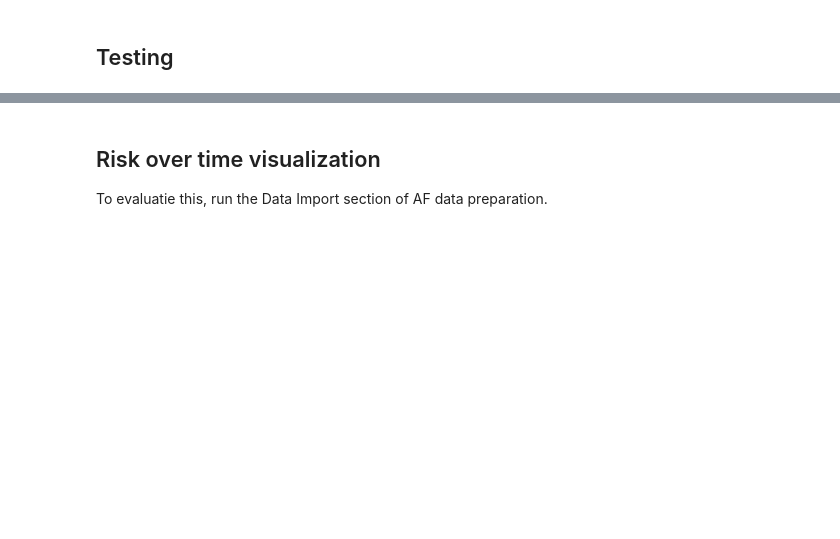
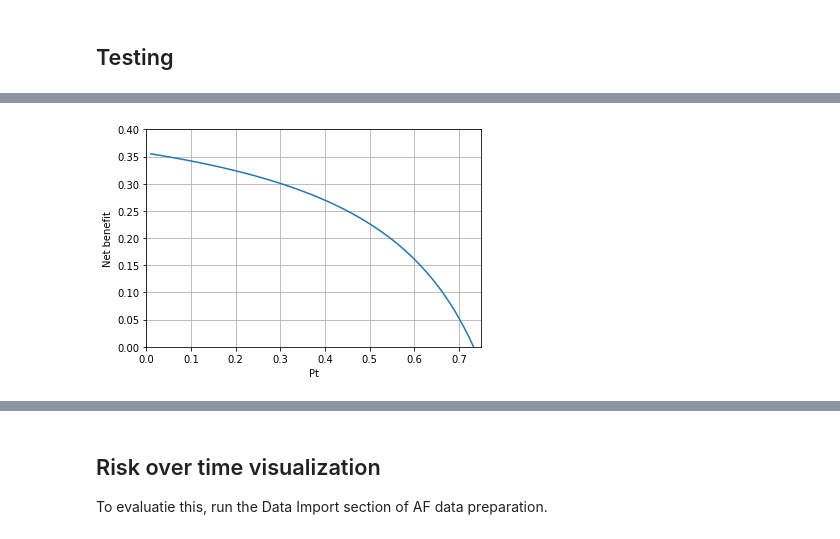
Before and after one commit to predict-idlab/atrial_fibrillation_prediction, a Jupyter notebook: notebooks/amsterdam_training_validation.ipynb, the cells around one changed output, grey strips where cells are left out. Saved outputs shown, nothing was run; the diff lists cells and outputs as text; code cells hidden in the pictures; blank space fills up the shorter version.

```diff
--- a/notebooks/amsterdam_training_validation.ipynb
+++ b/notebooks/amsterdam_training_validation.ipynb
@@ -708,17 +665,6 @@ print("The test metrics are: AUC : "+str(np.round(Metrics_best["AUC"][0],4))+" (
         " | WEIGHTED RECALL: "+str(np.round(Metrics_best["RECALL"][0],4))+" ("+str(np.round(Metrics_best["RECALL"][1],4))+")"+"\n with the features: "+str(CV_features_arr_final) )
 # %% [markdown]
 ### Powershap
-# %%
-X = train_AF_dataset[(train_AF_dataset.AF==1)|((train_AF_dataset.AF_orig==0)&(train_AF_dataset.AF==0))].copy(deep=True)
-
-
-train_idx, val_idx = train_test_split(
-    np.arange(len(X)),
-    test_size=0.2,
-)
-X_train = X.iloc[train_idx]
-
-print(X_train)
 # %%
 from powershap import PowerShap
 
@@ -898,0 +888,14 @@ NameError: name 'amsterdam_result_dataframe' is not defined
+# %%
+def net_benefit(Y,X,model,pt):
+    return (np.sum(model.predict(X)[Y==1])-np.sum(model.predict(X)[Y==0])*(pt/(1.0-pt)))/len(Y)
+
+plt.plot(np.arange(0.01,1.00,0.01),net_benefit(y_test,X_test,CB_AF,np.arange(0.01,1.00,0.01)))
+plt.xlabel("Pt")
+plt.ylabel("Net benefit")
+plt.ylim([0,0.4])
+plt.xlim([0,0.75])
+plt.grid()
+
+print(brier_score_loss(y_test,CB_AF.predict_proba(X_test)[:,1]))
+# %% [output]
+[figure, added]
```
Also changed, not shown: parts of 71 cells of this notebook, 22 other files.
